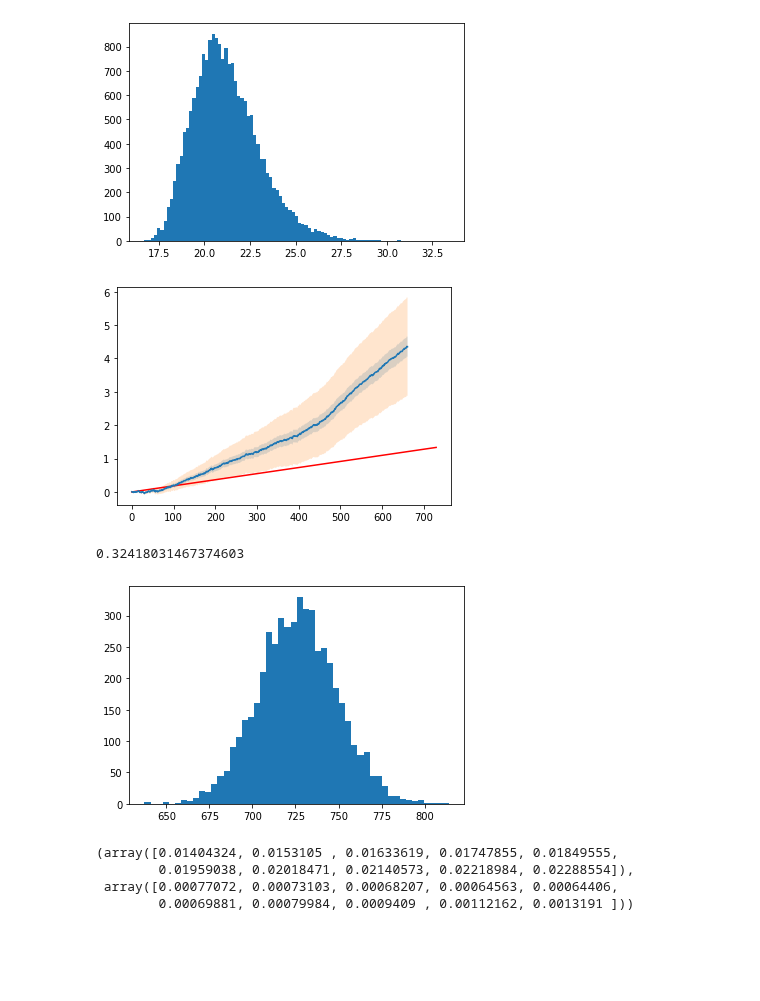
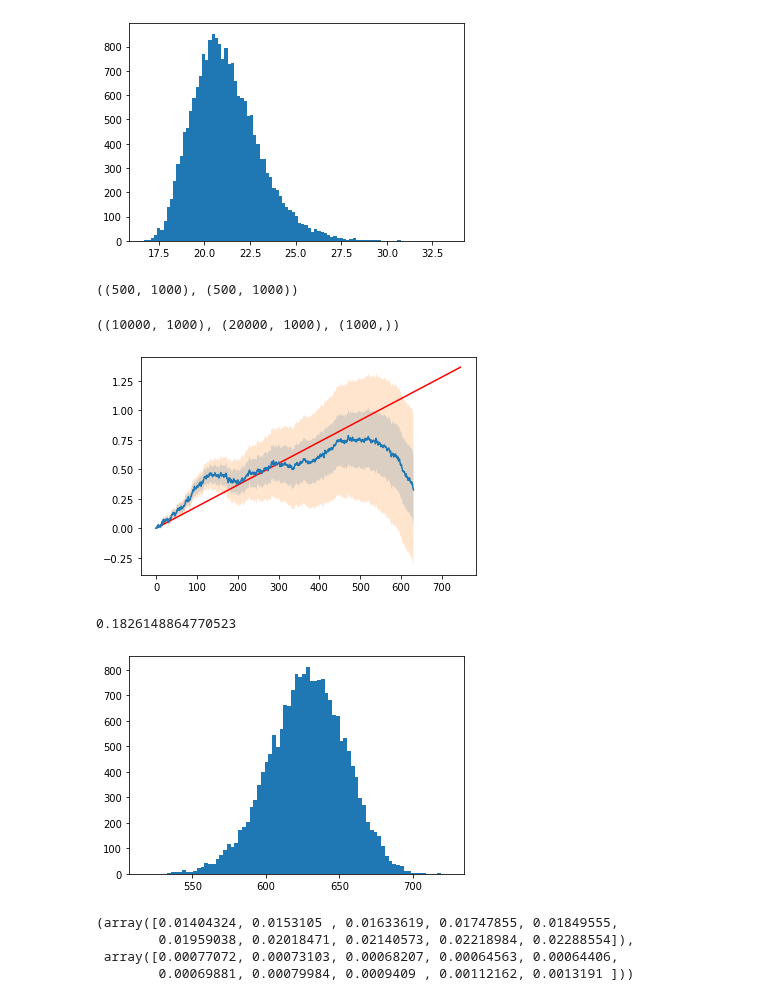
Before and after one commit to manuel-rhdt/master-thesis, a Jupyter notebook: Untitled1.ipynb, the cells around one changed output. Saved outputs shown, nothing was run; the diff lists cells and outputs as text; code cells hidden in the pictures; blank space fills up the shorter version.

```diff
--- a/Untitled1.ipynb
+++ b/Untitled1.ipynb
@@ -99,14 +99,22 @@ data = me.compute()
 pyplot.hist(data[:,101], bins='auto');
 # %% [output]
 [figure]
+# %%
+numpy.load("accelerate/ce.npy").shape, numpy.load("accelerate/me.npy").shape
+# %% [output]
+((500, 1000), (500, 1000))
 # %%
-data = numpy.load('testrun5/result.npz')
+data = numpy.load('testrun10/result.npz')
 # %%
 limit = None
 tl = data['trajectory_length'][:limit]
 ce = data['conditional_entropy'][..., :limit]
 me = data['marginal_entropy'][..., :limit]
 mi = me.mean(axis=0) - ce.mean(axis=0)
+# %%
+ce.shape, me.shape, mi.shape
+# %% [output]
+((10000, 1000), (20000, 1000), (1000,))
 # %%
 error_me = scipy.stats.sem(me)
 error_ce = scipy.stats.sem(ce)
@@ -119,13 +127,14 @@ pyplot.fill_between(tl, mi+error_me+error_ce, mi-error_me-error_ce, alpha=0.2)
 pyplot.plot(tl, tl*0.001830127018922193, color='red');
 pyplot.savefig('errorbars5.pdf')
 # %% [output]
-[figure, old version]
+[figure, new version]
 # %%
-pyplot.hist(ce[:,100], bins='auto')
-scipy.stats.sem(ce[:,100])
+num = 500
+pyplot.hist(me[:,num], bins='auto')
+scipy.stats.sem(me[:,num])
 # %% [output]
-0.32418031467374603
+0.1826148864770523
-[figure, old version]
+[figure, new version]
 # %%
 scipy.stats.sem(me)[:10], scipy.stats.sem(ce)[:10]
 # %% [output]
```
Also changed, not shown: parts of 1 cell of this notebook, 44 other files.
